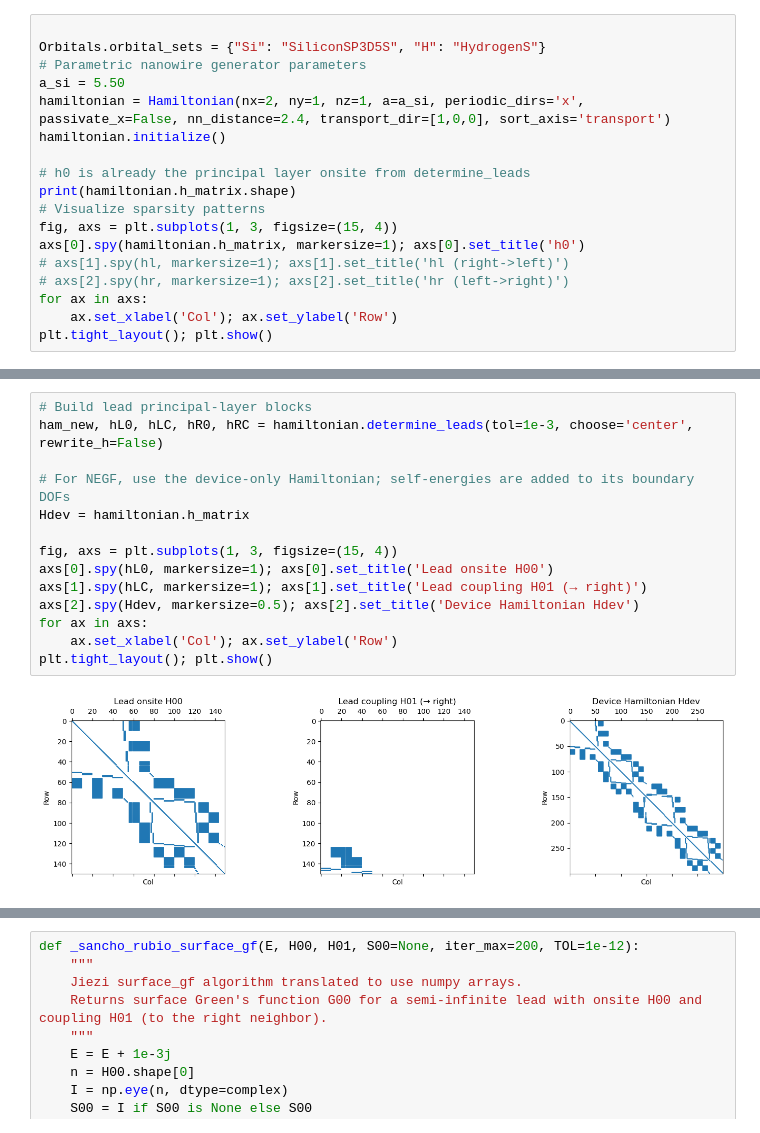
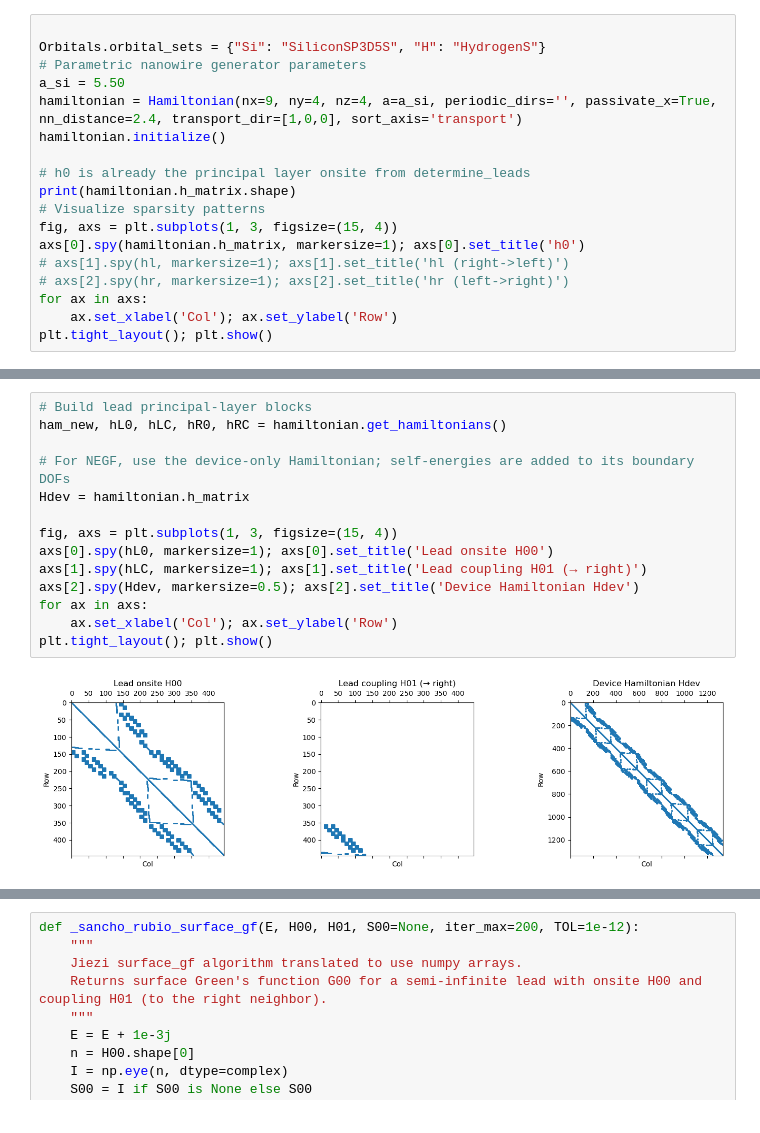
Before and after one commit to nandandiwan/Berkeley-Transport-Simulator, a Jupyter notebook: src/negf/examples/transmission_test.ipynb, the cells around one changed output, grey strips where cells are left out. Drawn from its saved outputs; the diff is of its cells as text.

```diff
--- a/src/negf/examples/transmission_test.ipynb
+++ b/src/negf/examples/transmission_test.ipynb
@@ -24,7 +31,7 @@ from hamiltonian.tb.orbitals import Orbitals
 Orbitals.orbital_sets = {"Si": "SiliconSP3D5S", "H": "HydrogenS"}
 # Parametric nanowire generator parameters
 a_si = 5.50
-hamiltonian = Hamiltonian(nx=2, ny=1, nz=1, a=a_si, periodic_dirs='x', passivate_x=False, nn_distance=2.4, transport_dir=[1,0,0], sort_axis='transport')
+hamiltonian = Hamiltonian(nx=9, ny=4, nz=4, a=a_si, periodic_dirs='', passivate_x=True, nn_distance=2.4, transport_dir=[1,0,0], sort_axis='transport')
 hamiltonian.initialize()
 
 # h0 is already the principal layer onsite from determine_leads
@@ -43,17 +70,17 @@ plt.tight_layout(); plt.show()
 # %%
 # Build lead principal-layer blocks
-ham_new, hL0, hLC, hR0, hRC = hamiltonian.determine_leads(tol=1e-3, choose='center', rewrite_h=False)
+ham_new, hL0, hLC, hR0, hRC = hamiltonian.get_hamiltonians()
 
 # For NEGF, use the device-only Hamiltonian; self-energies are added to its boundary DOFs
 Hdev = hamiltonian.h_matrix
 
 fig, axs = plt.subplots(1, 3, figsize=(15, 4))
 axs[0].spy(hL0, markersize=1); axs[0].set_title('Lead onsite H00')
 axs[1].spy(hLC, markersize=1); axs[1].set_title('Lead coupling H01 (→ right)')
 axs[2].spy(Hdev, markersize=0.5); axs[2].set_title('Device Hamiltonian Hdev')
 for ax in axs:
     ax.set_xlabel('Col'); ax.set_ylabel('Row')
 plt.tight_layout(); plt.show()
 # %% [output]
-[figure, old version]
+[figure, new version]
 # %%
```
Also changed, not shown: parts of 16 cells of this notebook, 12 other files.
